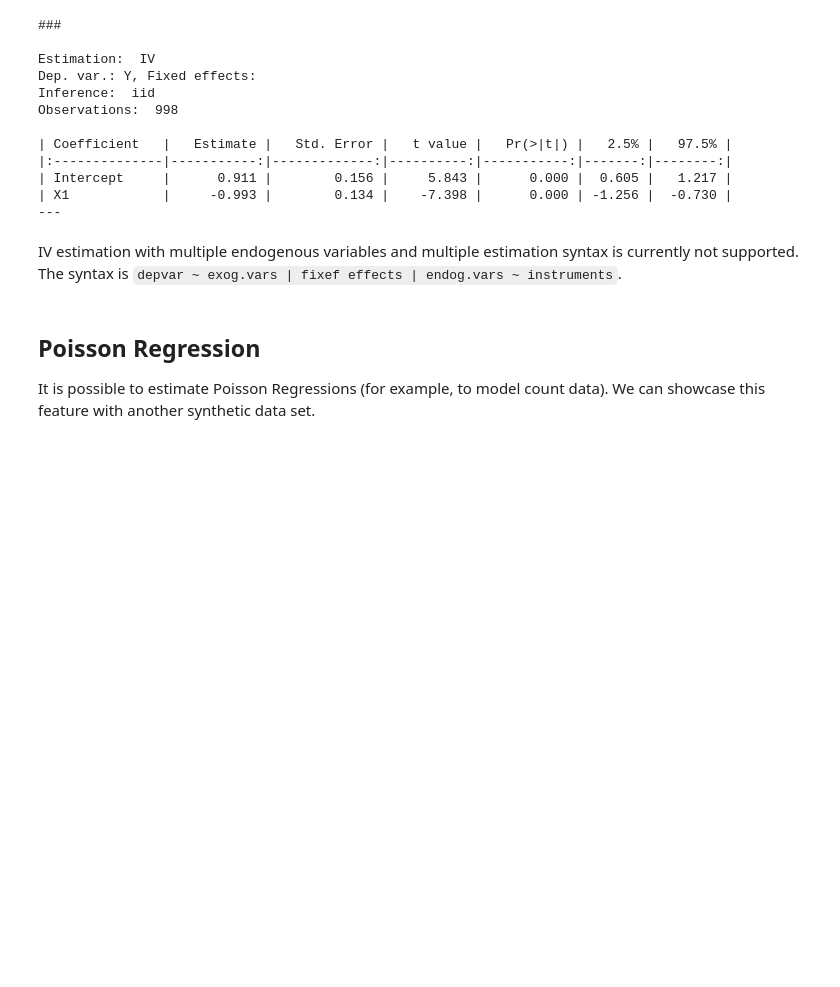
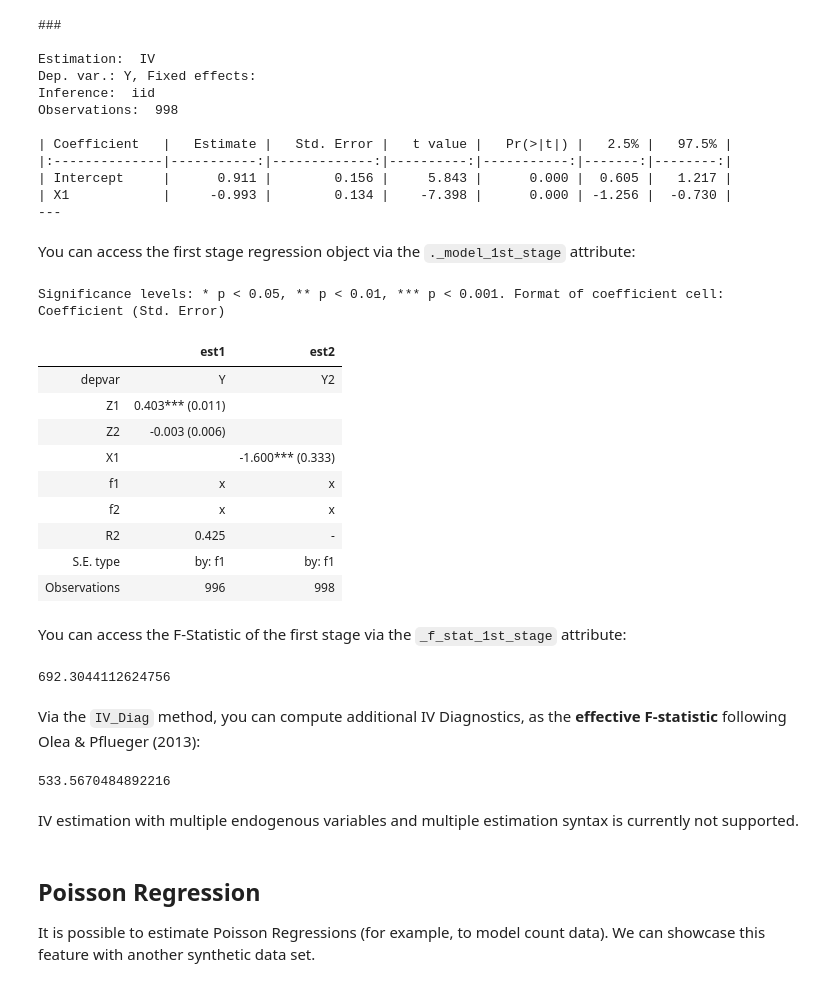
Before and after one commit to py-econometrics/pyfixest, a Jupyter notebook: docs/quickstart.ipynb, the cells around one changed output. Drawn from its saved outputs; the diff is of its cells as text; code cells hidden in the pictures; blank space fills up the shorter version.

```diff
--- a/docs/quickstart.ipynb
+++ b/docs/quickstart.ipynb
@@ -492,8 +491,37 @@ Observations:  998
 | Intercept     |      0.911 |        0.156 |     5.843 |      0.000 |  0.605 |   1.217 |
 | X1            |     -0.993 |        0.134 |    -7.398 |      0.000 | -1.256 |  -0.730 |
 ---
+# %% [markdown]
+You can access the first stage regression object via the `._model_1st_stage` attribute:
+# %%
+pf.etable([iv_fit._model_1st_stage, iv_fit])
+# %% [output]
+Significance levels: * p < 0.05, ** p < 0.01, *** p < 0.001. Format of coefficient cell: Coefficient (Std. Error)
+|  | est1 | est2 |
+| depvar | Y | Y2 |
+| Z1 | 0.403*** (0.011) |  |
+| Z2 | -0.003 (0.006) |  |
+| X1 |  | -1.600*** (0.333) |
+| f1 | x | x |
+| f2 | x | x |
+| R2 | 0.425 | - |
+| S.E. type | by: f1 | by: f1 |
+| Observations | 996 | 998 |
+# %% [markdown]
+You can access the F-Statistic of the first stage via the `_f_stat_1st_stage` attribute:
+# %%
+iv_fit._f_stat_1st_stage
+# %% [output]
+692.3044112624756
+# %% [markdown]
+Via the `IV_Diag` method, you can compute additional IV Diagnostics, as the **effective F-statistic** following Olea & Pflueger (2013):
+# %%
+iv_fit.IV_Diag()
+iv_fit._eff_F
+# %% [output]
+533.5670484892216
 # %% [markdown]
-IV estimation with multiple endogenous variables and multiple estimation syntax is currently not supported. The syntax is `depvar ~ exog.vars | fixef effects | endog.vars ~ instruments`.
+IV estimation with multiple endogenous variables and multiple estimation syntax is currently not supported.
 # %% [markdown]
 ## Poisson Regression
 
```
Also changed, not shown: parts of 21 cells of this notebook, 6 other files.
